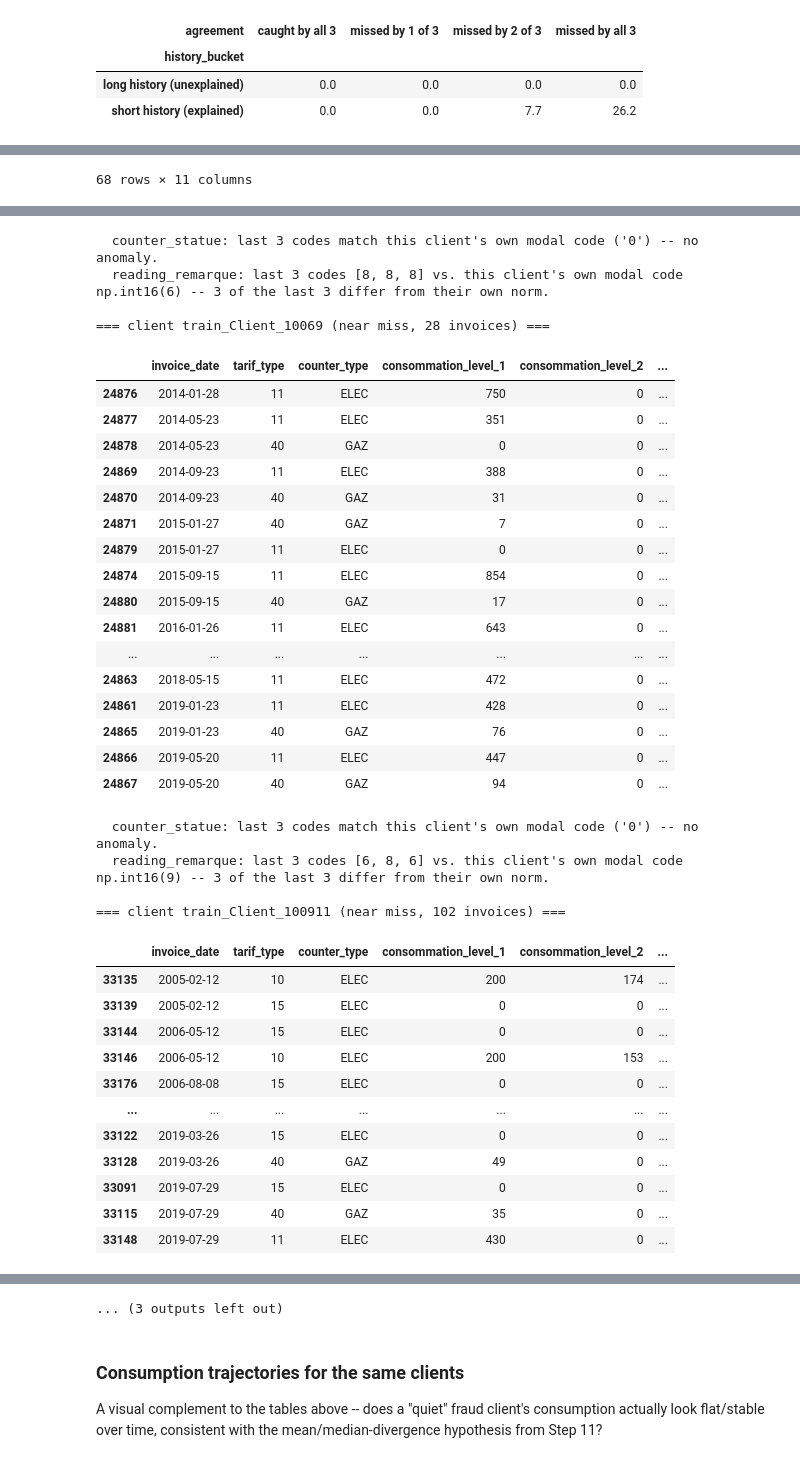
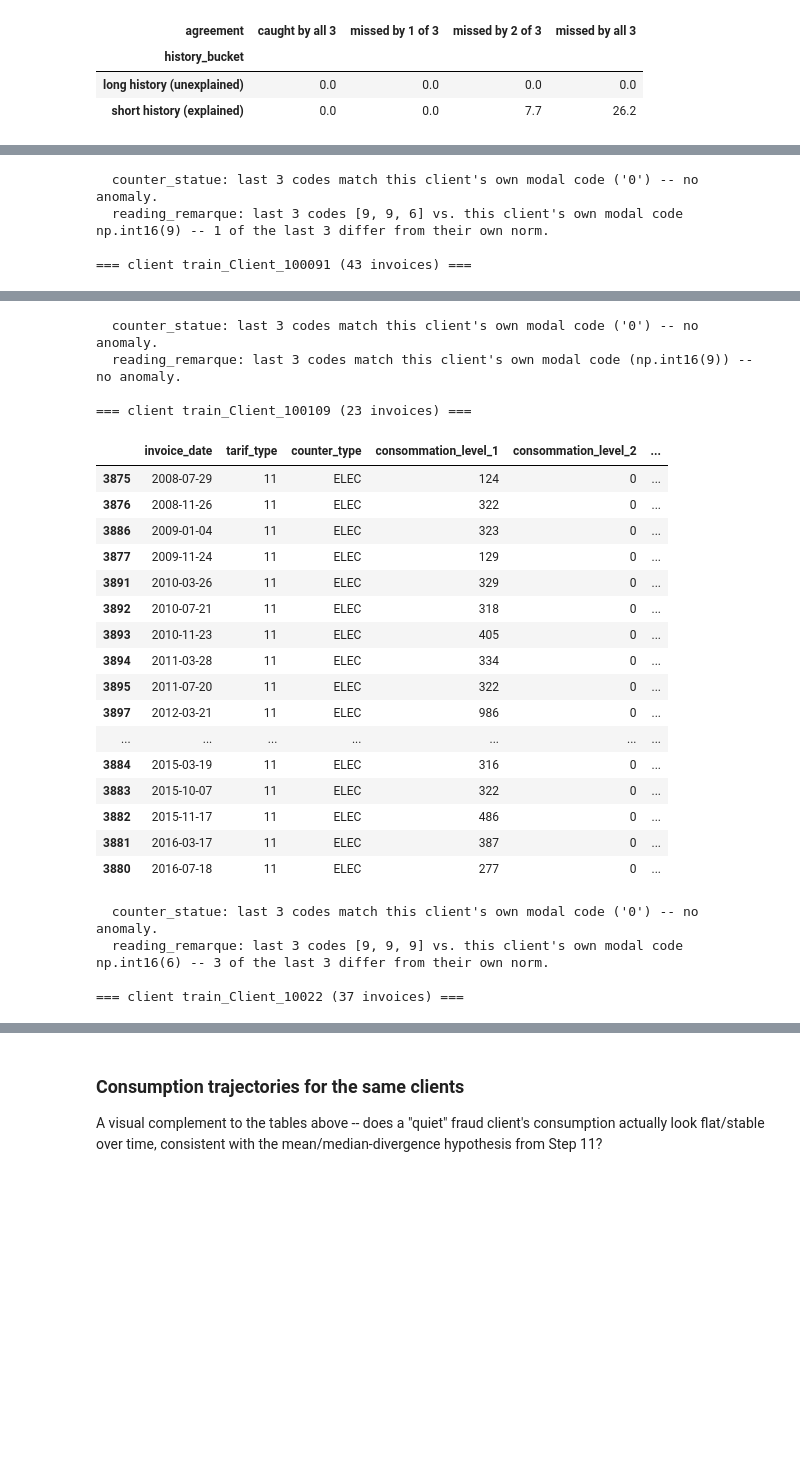
Before and after one commit to roy-nfisch/ds-fraud-in-electricity-and-gas, a Jupyter notebook: 04_error_analysis.ipynb, the cells around one changed output, grey strips where cells are left out. Cells and saved outputs as stored; diff of their text form; code cells hidden in the pictures; blank space fills up the shorter version.

```diff
--- a/04_error_analysis.ipynb
+++ b/04_error_analysis.ipynb
@@ -792,17 +736,13 @@ from Step 10.
 n≈6 is illustrative, not statistical evidence -- treat this as narrative color for the
 presentation, not a finding to act on directly.
 # %%
-near_miss_ids = analysis.loc[puzzling_missed.index[near_miss_any.to_numpy()], "client_id"]
-confidently_wrong_ids = analysis.loc[puzzling_missed.index[(~near_miss_any).to_numpy()], "client_id"]
+puzzling_missed = missed_by_all[missed_by_all["history_bucket"] == "long history (unexplained)"]
+print(f"{len(puzzling_missed)} clients missed by all 3 models despite a long invoice history -- "
+      "the genuinely puzzling subset examined below.")
 
-N_EXAMPLES_PER_GROUP = 3
-near_miss_selected = near_miss_ids.astype("string").head(N_EXAMPLES_PER_GROUP).tolist()
-confidently_wrong_selected = confidently_wrong_ids.astype("string").head(N_EXAMPLES_PER_GROUP).tolist()
-selected_client_ids = near_miss_selected + confidently_wrong_selected
-near_miss_set = set(near_miss_selected)
-
-print(f"Selected {len(selected_client_ids)} 'missed despite long history' clients for a qualitative look: "
-      f"{len(near_miss_selected)} near-miss, {len(confidently_wrong_selected)} confidently-scored-low.")
+N_EXAMPLES = 6
+selected_client_ids = puzzling_missed["client_id"].astype("string").head(N_EXAMPLES).tolist()
+print(f"\nSelected {len(selected_client_ids)} 'missed despite long history' clients for a qualitative look.")
 
 invoices = pd.read_parquet(DATA_DIR / "parquet" / "invoice_train.parquet")
 invoices["client_id"] = invoices["client_id"].astype("string")
@@ -820,8 +760,7 @@ inspect_invoice_columns = [
 
 for client_id in selected_client_ids:
     client_rows = client_invoices[client_invoices["client_id"] == client_id]
-    label = "near miss" if client_id in near_miss_set else "confidently scored low"
-    print(f"\n=== client {client_id} ({label}, {len(client_rows)} invoices) ===")
+    print(f"\n=== client {client_id} ({len(client_rows)} invoices) ===")
     display(client_rows[inspect_invoice_columns])
 
     for flag_col in ["counter_statue", "reading_remarque"]:
@@ -853 +799,4 @@ Loaded 282 raw invoice rows for the 6 selected clients.
-68 rows × 11 columns
+  counter_statue: last 3 codes match this client's own modal code ('0') -- no anomaly.
+  reading_remarque: last 3 codes [9, 9, 6] vs. this client's own modal code np.int16(9) -- 1 of the last 3 differ from their own norm.
+
+=== client train_Client_100091 (43 invoices) ===
@@ -854,37 +820,25 @@ Loaded 282 raw invoice rows for the 6 selected clients.
   counter_statue: last 3 codes match this client's own modal code ('0') -- no anomaly.
-  reading_remarque: last 3 codes [8, 8, 8] vs. this client's own modal code np.int16(6) -- 3 of the last 3 differ from their own norm.
+  reading_remarque: last 3 codes match this client's own modal code (np.int16(9)) -- no anomaly.
 
-=== client train_Client_10069 (near miss, 28 invoices) ===
+=== client train_Client_100109 (23 invoices) ===
-|  | invoice_date | tarif_type | counter_type | consommation_level_1 | consommation_level_2 | ... |
-| 24876 | 2014-01-28 | 11 | ELEC | 750 | 0 | ... |
-| 24877 | 2014-05-23 | 11 | ELEC | 351 | 0 | ... |
-| 24878 | 2014-05-23 | 40 | GAZ | 0 | 0 | ... |
-| 24869 | 2014-09-23 | 11 | ELEC | 388 | 0 | ... |
-| 24870 | 2014-09-23 | 40 | GAZ | 31 | 0 | ... |
-| 24871 | 2015-01-27 | 40 | GAZ | 7 | 0 | ... |
-| 24879 | 2015-01-27 | 11 | ELEC | 0 | 0 | ... |
-| 24874 | 2015-09-15 | 11 | ELEC | 854 | 0 | ... |
-| 24880 | 2015-09-15 | 40 | GAZ | 17 | 0 | ... |
-| 24881 | 2016-01-26 | 11 | ELEC | 643 | 0 | ... |
-| ... | ... | ... | ... | ... | ... | ... |
-| 24863 | 2018-05-15 | 11 | ELEC | 472 | 0 | ... |
-| 24861 | 2019-01-23 | 11 | ELEC | 428 | 0 | ... |
-| 24865 | 2019-01-23 | 40 | GAZ | 76 | 0 | ... |
-| 24866 | 2019-05-20 | 11 | ELEC | 447 | 0 | ... |
-| 24867 | 2019-05-20 | 40 | GAZ | 94 | 0 | ... |
+|  | invoice_date | tarif_type | counter_type | consommation_level_1 | consommation_level_2 | ... |
+| 3875 | 2008-07-29 | 11 | ELEC | 124 | 0 | ... |
+| 3876 | 2008-11-26 | 11 | ELEC | 322 | 0 | ... |
+| 3886 | 2009-01-04 | 11 | ELEC | 323 | 0 | ... |
+| 3877 | 2009-11-24 | 11 | ELEC | 129 | 0 | ... |
+| 3891 | 2010-03-26 | 11 | ELEC | 329 | 0 | ... |
+| 3892 | 2010-07-21 | 11 | ELEC | 318 | 0 | ... |
+| 3893 | 2010-11-23 | 11 | ELEC | 405 | 0 | ... |
+| 3894 | 2011-03-28 | 11 | ELEC | 334 | 0 | ... |
+| 3895 | 2011-07-20 | 11 | ELEC | 322 | 0 | ... |
+| 3897 | 2012-03-21 | 11 | ELEC | 986 | 0 | ... |
+| ... | ... | ... | ... | ... | ... | ... |
+| 3884 | 2015-03-19 | 11 | ELEC | 316 | 0 | ... |
+| 3883 | 2015-10-07 | 11 | ELEC | 322 | 0 | ... |
+| 3882 | 2015-11-17 | 11 | ELEC | 486 | 0 | ... |
+| 3881 | 2016-03-17 | 11 | ELEC | 387 | 0 | ... |
+| 3880 | 2016-07-18 | 11 | ELEC | 277 | 0 | ... |
   counter_statue: last 3 codes match this client's own modal code ('0') -- no anomaly.
-  reading_remarque: last 3 codes [6, 8, 6] vs. this client's own modal code np.int16(9) -- 3 of the last 3 differ from their own norm.
+  reading_remarque: last 3 codes [9, 9, 9] vs. this client's own modal code np.int16(6) -- 3 of the last 3 differ from their own norm.
 
-=== client train_Client_100911 (near miss, 102 invoices) ===
+=== client train_Client_10022 (37 invoices) ===
-|  | invoice_date | tarif_type | counter_type | consommation_level_1 | consommation_level_2 | ... |
-| 33135 | 2005-02-12 | 10 | ELEC | 200 | 174 | ... |
-| 33139 | 2005-02-12 | 15 | ELEC | 0 | 0 | ... |
-| 33144 | 2006-05-12 | 15 | ELEC | 0 | 0 | ... |
-| 33146 | 2006-05-12 | 10 | ELEC | 200 | 153 | ... |
-| 33176 | 2006-08-08 | 15 | ELEC | 0 | 0 | ... |
-| ... | ... | ... | ... | ... | ... | ... |
-| 33122 | 2019-03-26 | 15 | ELEC | 0 | 0 | ... |
-| 33128 | 2019-03-26 | 40 | GAZ | 49 | 0 | ... |
-| 33091 | 2019-07-29 | 15 | ELEC | 0 | 0 | ... |
-| 33115 | 2019-07-29 | 40 | GAZ | 35 | 0 | ... |
-| 33148 | 2019-07-29 | 11 | ELEC | 430 | 0 | ... |
@@ -934,4 +897,3 @@ Loaded 282 raw invoice rows for the 6 selected clients.
-... (3 outputs left out)
 # %% [markdown]
 ### Consumption trajectories for the same clients
 
```
Also changed, not shown: parts of 10 cells of this notebook.
